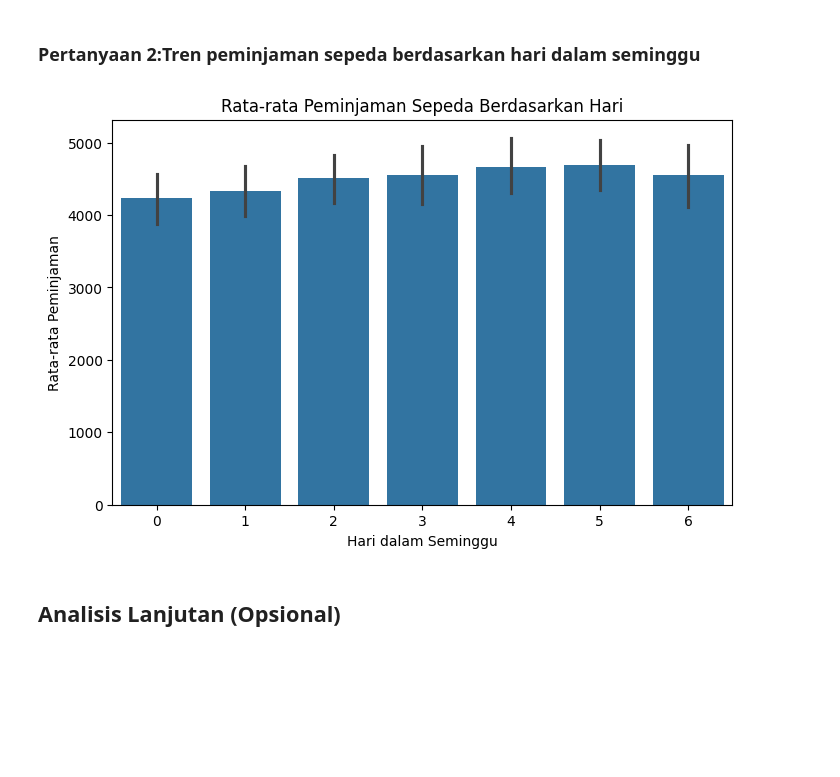
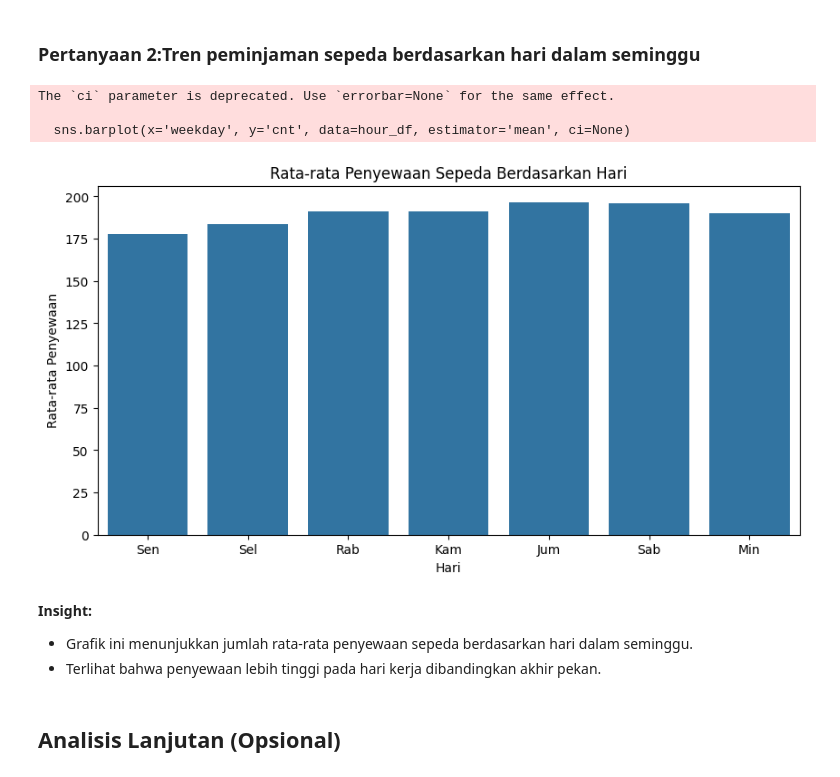
Before and after one commit to Nisarianti2218/Bike_Sharing_Dashboard, a Jupyter notebook: Proyek_Analisis_Data.ipynb, the cells around one changed output. Cells and saved outputs as stored; diff of their text form; code cells hidden in the pictures; blank space fills up the shorter version.

```diff
--- a/Proyek_Analisis_Data.ipynb
+++ b/Proyek_Analisis_Data.ipynb
@@ -40,0 +22,3 @@ display(hour_df.head())
+# %%
+day_df = pd.read_csv('D:/TUGAS ICA/SEMESTER 6/DBS/Submission/Proyek Analisis Data/data/day.csv')
+hour_df = pd.read_csv('D:/TUGAS ICA/SEMESTER 6/DBS/Submission/Proyek Analisis Data/data/hour.csv')
@@ -66,3 +109,11 @@ max      977.000000
 # %% [markdown]
 ### Cleaning Data
+# %%
+# Menghapus Duplikasi Data
+day_df.drop_duplicates(inplace=True)
+hour_df.drop_duplicates(inplace=True)
+# %%
+# Menangani Missing Values
+day_df.fillna(method='ffill', inplace=True)
+hour_df.fillna(method='ffill', inplace=True)
 # %%
@@ -98,14 +242,22 @@ plt.show()
 # %% [markdown]
 ### Pertanyaan 2:Tren peminjaman sepeda berdasarkan hari dalam seminggu
 # %%
-plt.figure(figsize=(8, 5))
-sns.barplot(x='weekday', y='cnt', data=day_df, estimator=np.mean)
-plt.xlabel('Hari dalam Seminggu')
-plt.ylabel('Rata-rata Peminjaman')
-plt.title('Rata-rata Peminjaman Sepeda Berdasarkan Hari')
+plt.figure(figsize=(10,5))
+sns.barplot(x='weekday', y='cnt', data=hour_df, estimator='mean', ci=None)
+plt.xticks(ticks=range(7), labels=['Sen', 'Sel', 'Rab', 'Kam', 'Jum', 'Sab', 'Min'])
+plt.title('Rata-rata Penyewaan Sepeda Berdasarkan Hari')
+plt.xlabel('Hari')
+plt.ylabel('Rata-rata Penyewaan')
 plt.show()
 # %% [output]
+The `ci` parameter is deprecated. Use `errorbar=None` for the same effect.
+
+  sns.barplot(x='weekday', y='cnt', data=hour_df, estimator='mean', ci=None)
-[figure, old version]
+[figure, new version]
+# %% [markdown]
+**Insight:**
+- Grafik ini menunjukkan jumlah rata-rata penyewaan sepeda berdasarkan hari dalam seminggu.
+- Terlihat bahwa penyewaan lebih tinggi pada hari kerja dibandingkan akhir pekan.
 # %% [markdown]
 ## Analisis Lanjutan (Opsional)
 # %%
```
Also changed, not shown: parts of 32 cells of this notebook, 1 other file.
